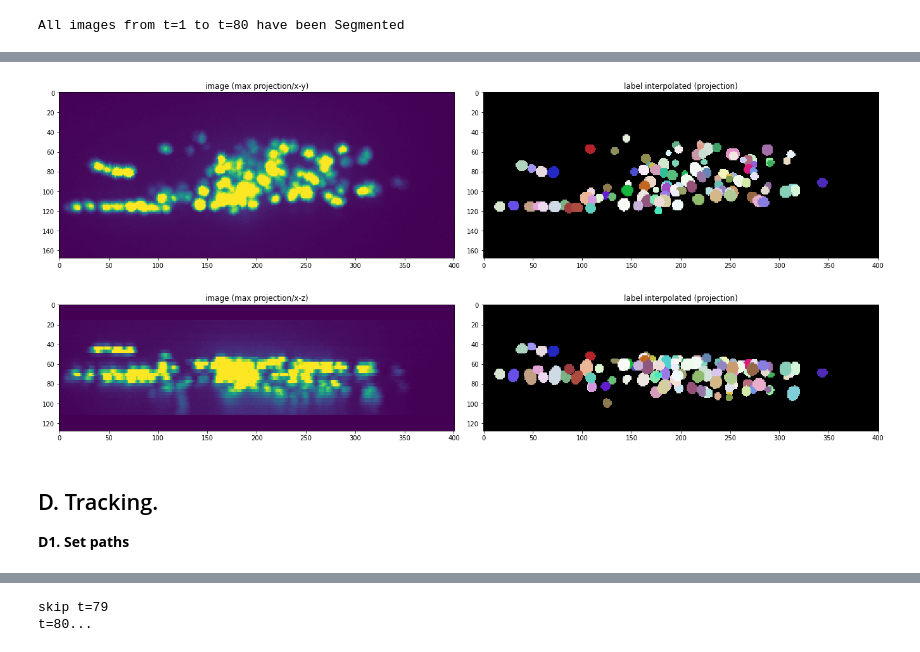
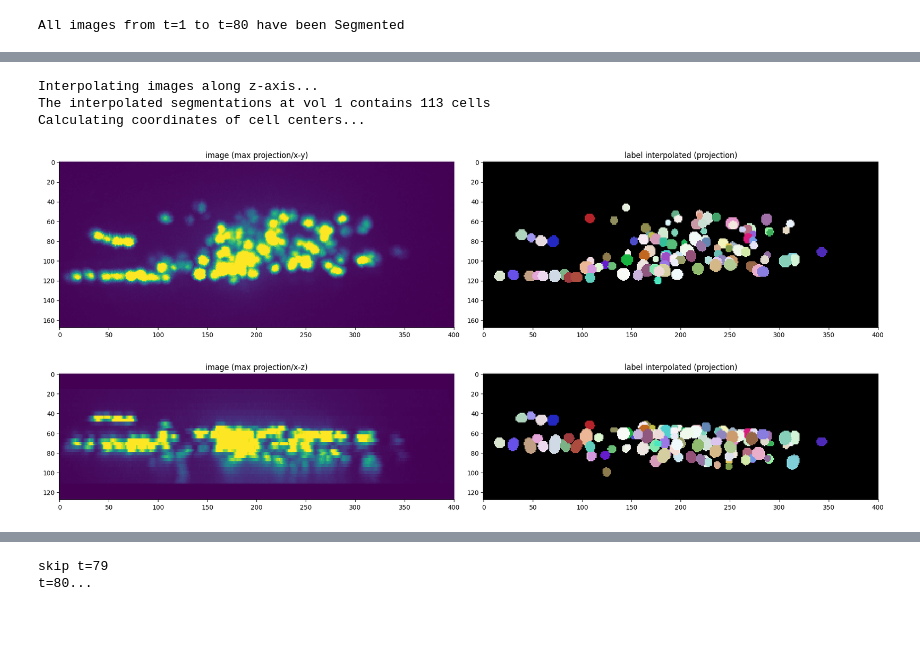
Before and after one commit to WenChentao/3DeeCellTracker, a Jupyter notebook: Examples/use_stardist/track_worm4_stardist_ensemble_mode.ipynb, the cells around one changed output, grey strips where cells are left out. Cells and saved outputs as stored; diff of their text form; code cells hidden in the pictures; blank space fills up the shorter version.

```diff
--- a/Examples/use_stardist/track_worm4_stardist_ensemble_mode.ipynb
+++ b/Examples/use_stardist/track_worm4_stardist_ensemble_mode.ipynb
@@ -131,11 +152,12 @@ Calculating coordinates of cell centers...
 # %%
+interpolation_factor = 1
+
+coords2image.interpolate(interpolation_factor=interpolation_factor)
 sdw.plot_img_label_max_projection(x, coords2image.auto_corrected_segmentation.transpose(2,0,1), lbl_title="label interpolated (projection)", fig_width_px=1800)
+sdw.plot_img_label_max_projection_xz(x, coords2image.auto_corrected_segmentation.transpose(2,0,1), lbl_title="label interpolated (projection)", fig_width_px=1800,scale_z=scale_z)
 # %% [output]
+Interpolating images along z-axis...
+The interpolated segmentations at vol 1 contains 113 cells
+Calculating coordinates of cell centers...
 [figure]
+[figure, added]
-# %%
-sdw.plot_img_label_max_projection_xz(x, coords2image.auto_corrected_segmentation.transpose(2,0,1), lbl_title="label interpolated (projection)", fig_width_px=1800,scale_z=1)
-# %% [output]
-[figure, removed]
-# %% [markdown]
-## D. Tracking.
-**D1. Set paths**
```
Also changed, not shown: parts of 40 cells of this notebook, 1 other file.
